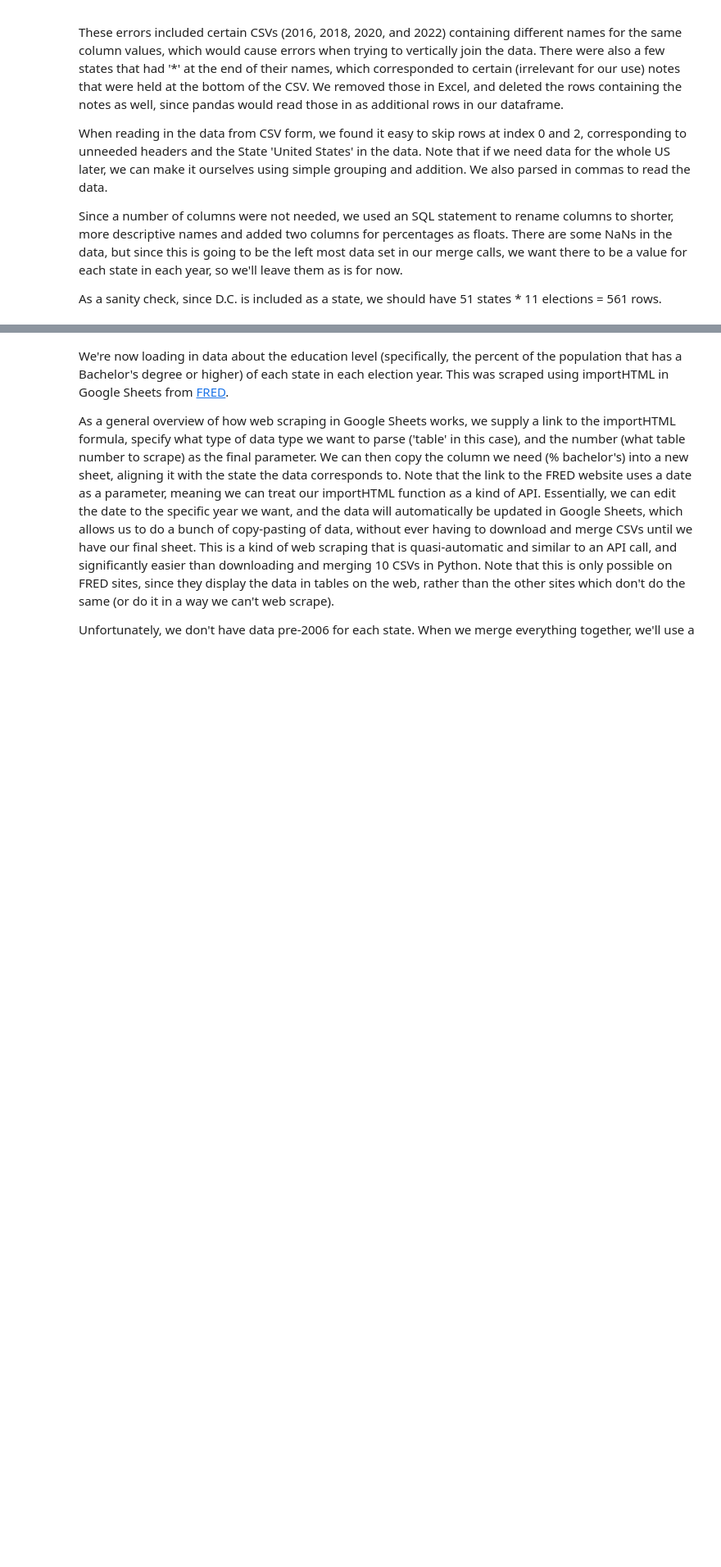
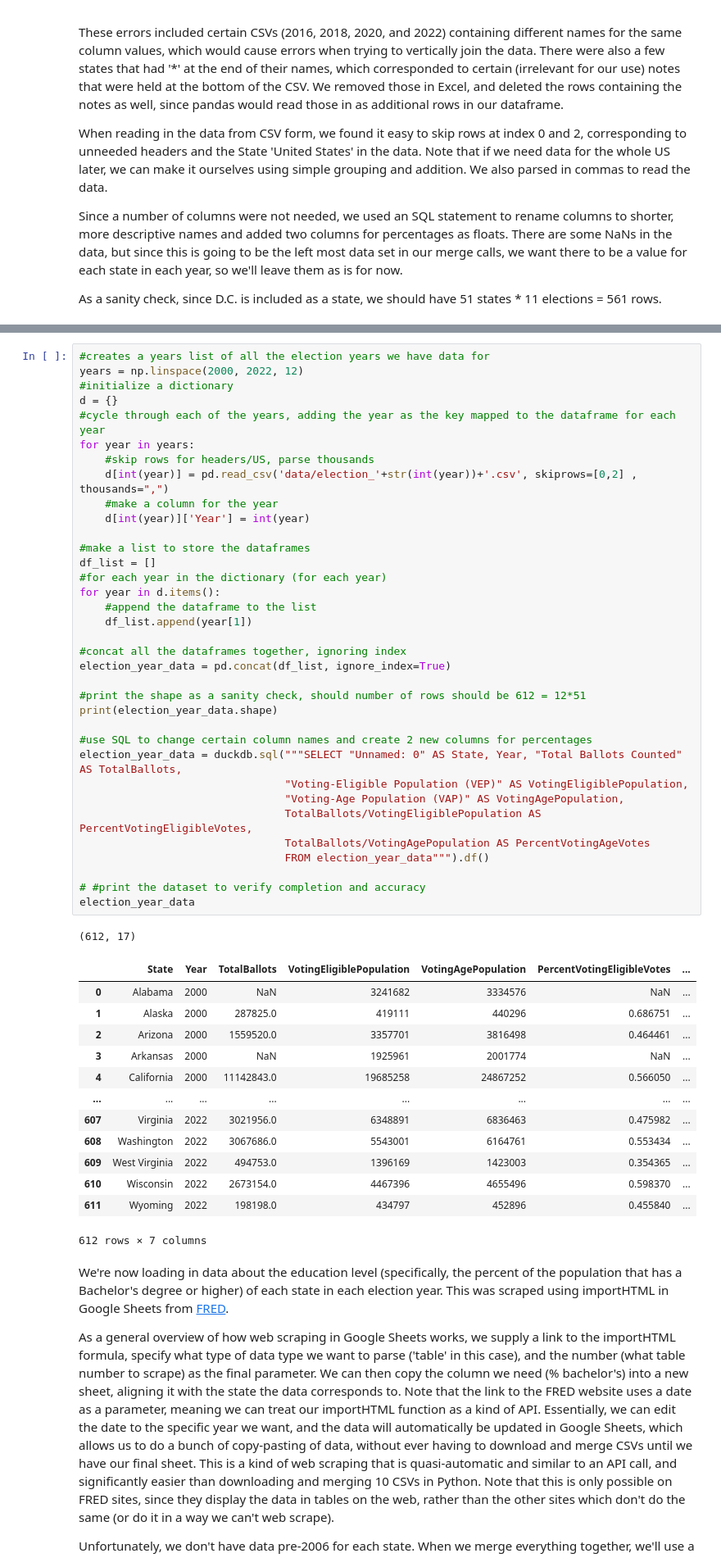
Before and after one commit to nikhilc52/info2950, a Jupyter notebook: ElectionDemographics.ipynb, the cells around one changed output, grey strips where cells are left out. Shown: that part at 82% size. Saved outputs shown, nothing was run; the diff lists cells and outputs as text; blank space fills up the shorter version.

```diff
--- a/ElectionDemographics.ipynb
+++ b/ElectionDemographics.ipynb
@@ -145,3 +52,53 @@ election_year_data
+# %%
+#creates a years list of all the election years we have data for
+years = np.linspace(2000, 2022, 12)
+#initialize a dictionary
+d = {}
+#cycle through each of the years, adding the year as the key mapped to the dataframe for each year
+for year in years:
+    #skip rows for headers/US, parse thousands
+    d[int(year)] = pd.read_csv('data/election_'+str(int(year))+'.csv', skiprows=[0,2] , thousands=",")
+    #make a column for the year
+    d[int(year)]['Year'] = int(year)
+
+#make a list to store the dataframes
+df_list = []
+#for each year in the dictionary (for each year)
+for year in d.items():
+    #append the dataframe to the list
+    df_list.append(year[1])
+
+#concat all the dataframes together, ignoring index
+election_year_data = pd.concat(df_list, ignore_index=True)
+
+#print the shape as a sanity check, should number of rows should be 612 = 12*51
+print(election_year_data.shape)
+
+#use SQL to change certain column names and create 2 new columns for percentages
+election_year_data = duckdb.sql("""SELECT "Unnamed: 0" AS State, Year, "Total Ballots Counted" AS TotalBallots,
+                                "Voting-Eligible Population (VEP)" AS VotingEligiblePopulation,
+                                "Voting-Age Population (VAP)" AS VotingAgePopulation,
+                                TotalBallots/VotingEligiblePopulation AS PercentVotingEligibleVotes,
+                                TotalBallots/VotingAgePopulation AS PercentVotingAgeVotes
+                                FROM election_year_data""").df()
+
+# #print the dataset to verify completion and accuracy
+election_year_data
+# %% [output]
+(612, 17)
+|  | State | Year | TotalBallots | VotingEligiblePopulation | VotingAgePopulation | PercentVotingEligibleVotes | ... |
+| 0 | Alabama | 2000 | NaN | 3241682 | 3334576 | NaN | ... |
+| 1 | Alaska | 2000 | 287825.0 | 419111 | 440296 | 0.686751 | ... |
+| 2 | Arizona | 2000 | 1559520.0 | 3357701 | 3816498 | 0.464461 | ... |
+| 3 | Arkansas | 2000 | NaN | 1925961 | 2001774 | NaN | ... |
+| 4 | California | 2000 | 11142843.0 | 19685258 | 24867252 | 0.566050 | ... |
+| ... | ... | ... | ... | ... | ... | ... | ... |
+| 607 | Virginia | 2022 | 3021956.0 | 6348891 | 6836463 | 0.475982 | ... |
+| 608 | Washington | 2022 | 3067686.0 | 5543001 | 6164761 | 0.553434 | ... |
+| 609 | West Virginia | 2022 | 494753.0 | 1396169 | 1423003 | 0.354365 | ... |
+| 610 | Wisconsin | 2022 | 2673154.0 | 4467396 | 4655496 | 0.598370 | ... |
+| 611 | Wyoming | 2022 | 198198.0 | 434797 | 452896 | 0.455840 | ... |
+612 rows × 7 columns
 # %% [markdown]
 We're now loading in data about the education level (specifically, the percent of the population that has a Bachelor's degree or higher) of each state in each election year. This was scraped using importHTML in Google Sheets from [FRED](https://fred.stlouisfed.org/release/tables?rid=330&eid=391444&od=2008-01-01#).
 
```
Also changed, not shown: parts of 12 cells of this notebook, 3 other files.
